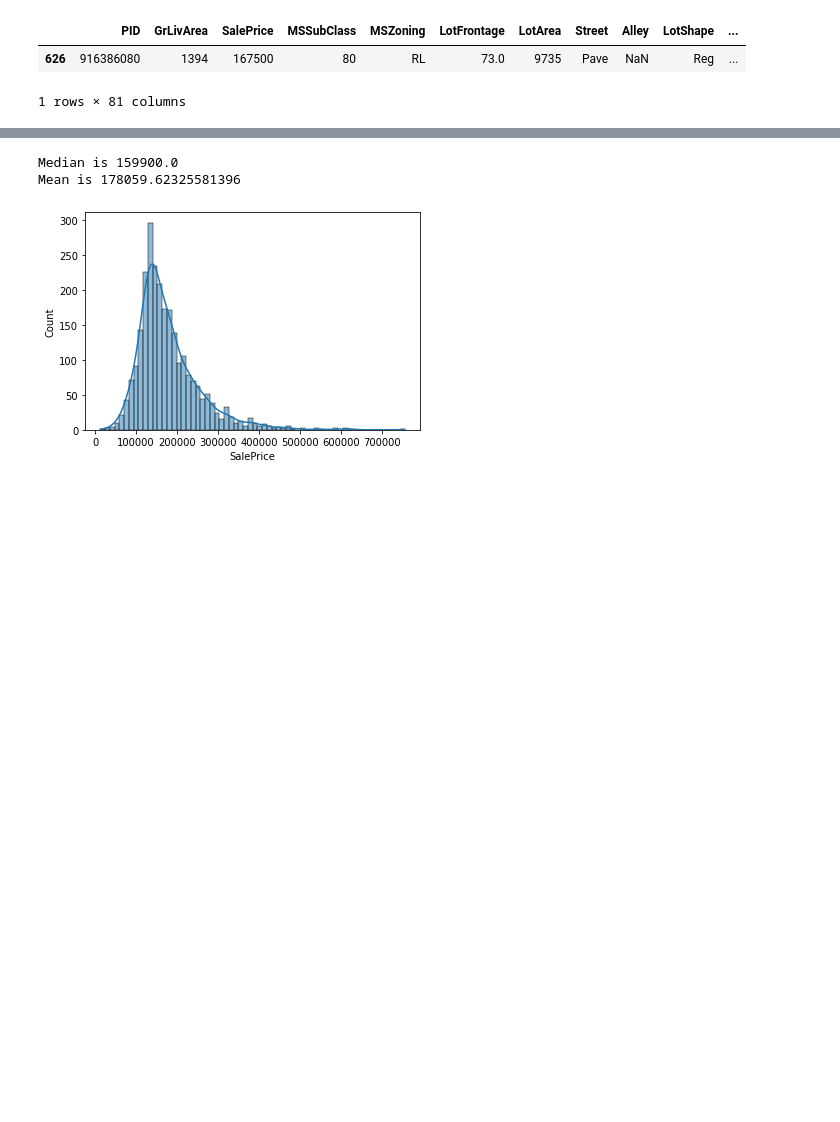
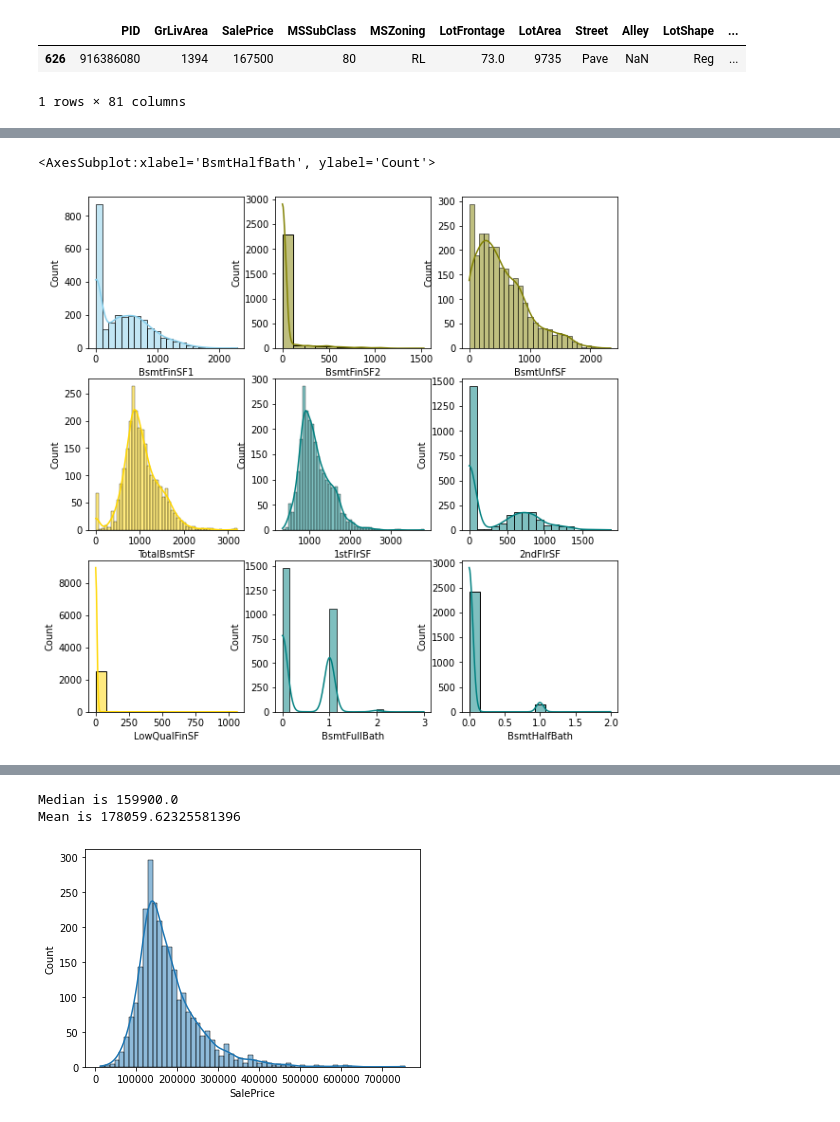
Before and after one commit to DarishSakeesing/housing-price-prediction, a Jupyter notebook: DouglasPizac/house_prices_EDA.ipynb, the cells around one changed output, grey strips where cells are left out. Saved outputs shown, nothing was run; the diff lists cells and outputs as text; code cells hidden in the pictures; blank space fills up the shorter version.

```diff
--- a/DouglasPizac/house_prices_EDA.ipynb
+++ b/DouglasPizac/house_prices_EDA.ipynb
@@ -152,0 +171,14 @@ prices.loc[prices.Electrical.isna()]
+# %%
+f, axes = plt.subplots(3, 3, figsize=(10, 10))
+sns.histplot( numeric_features_filled[numeric_colnames[9]] , color="skyblue", ax=axes[0, 0],kde= True)
+sns.histplot( numeric_features_filled[numeric_colnames[10]] , color="olive", ax=axes[0, 1],kde= True)
+sns.histplot( numeric_features_filled[numeric_colnames[11]], color="olive", ax=axes[0, 2],kde= True)
+sns.histplot( numeric_features_filled[numeric_colnames[12]], color="gold", ax=axes[1, 0],kde= True)
+sns.histplot( numeric_features_filled[numeric_colnames[13]], color="teal", ax=axes[1, 1],kde= True)
+sns.histplot( numeric_features_filled[numeric_colnames[14]], color="teal", ax=axes[1, 2],kde= True)
+sns.histplot( numeric_features_filled[numeric_colnames[15]], color="gold", ax=axes[2, 0],kde= True)
+sns.histplot( numeric_features_filled[numeric_colnames[16]], color="teal", ax=axes[2, 1],kde= True)
+sns.histplot( numeric_features_filled[numeric_colnames[17]], color="teal", ax=axes[2, 2],kde= True)
+# %% [output]
+<AxesSubplot:xlabel='BsmtHalfBath', ylabel='Count'>
+[figure, added]
```
Also changed, not shown: parts of 34 cells of this notebook.
